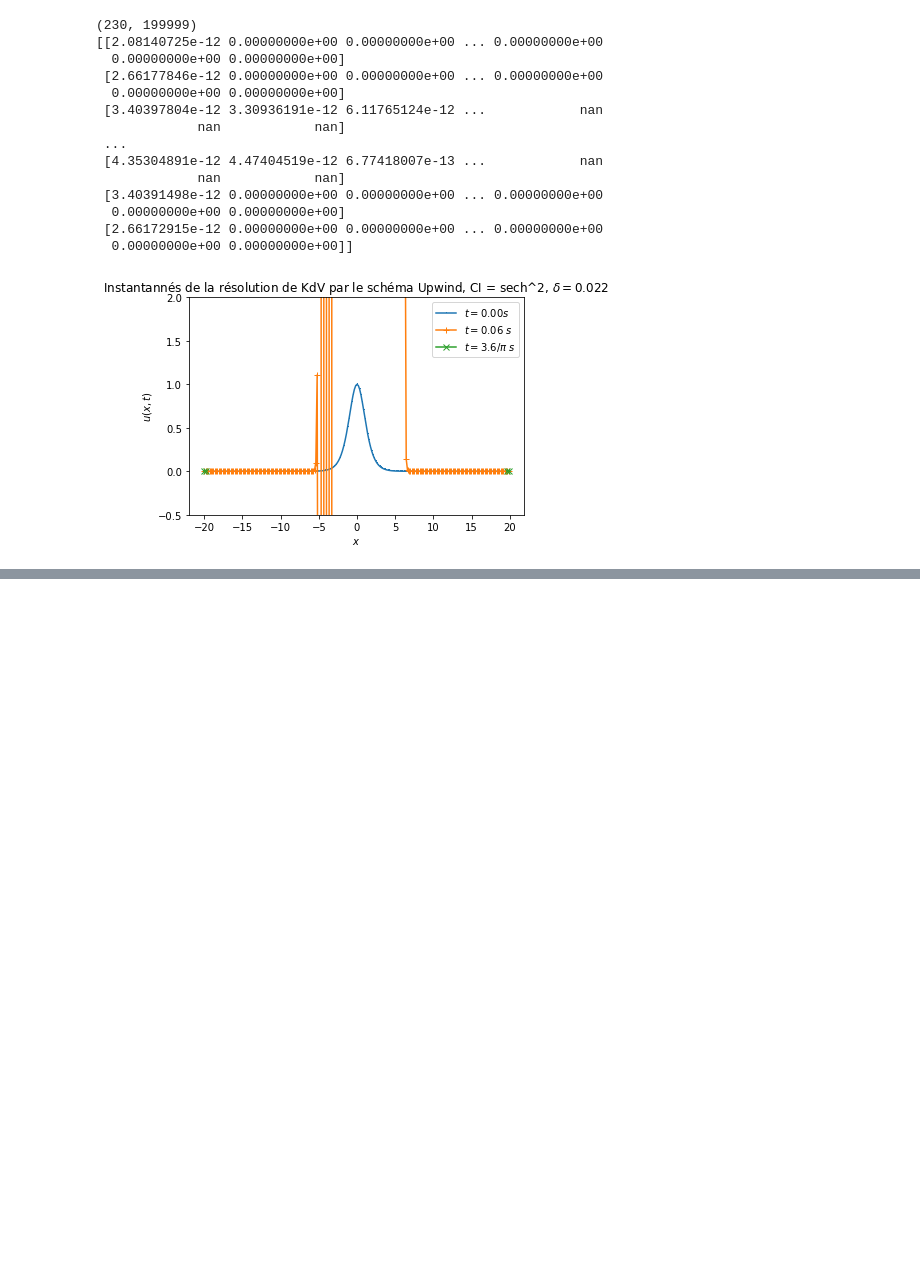
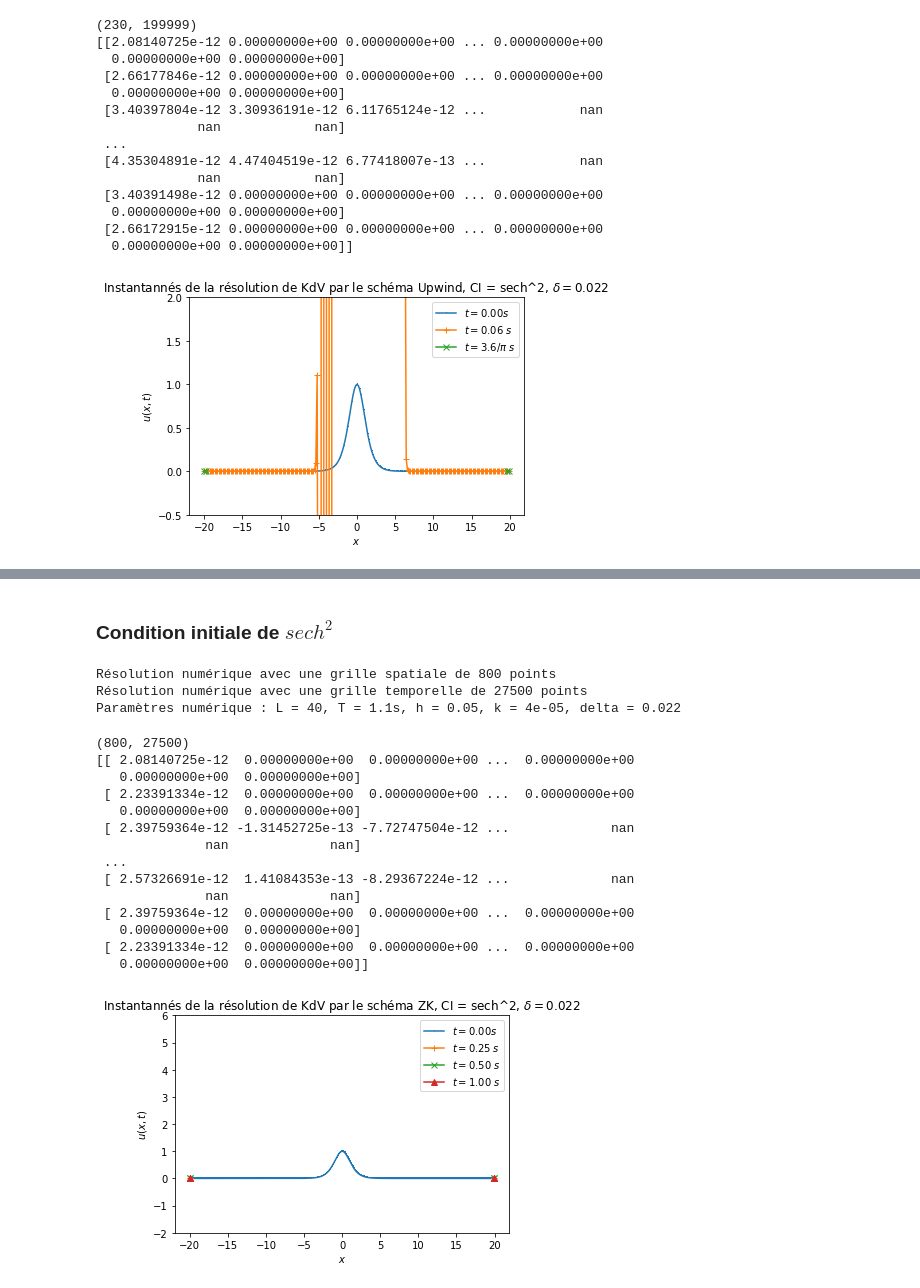
Before and after one commit to AmauryLaridon/LPHYS1303-Projet1, a Jupyter notebook: Notebook.ipynb, the cells around one changed output, grey strips where cells are left out. Drawn from its saved outputs; the diff is of its cells as text; code cells hidden in the pictures; blank space fills up the shorter version.

```diff
--- a/Notebook.ipynb
+++ b/Notebook.ipynb
@@ -194,0 +284,70 @@ plt.close()
+# %% [markdown]
+### Condition initiale de $sech^2$
+# %%
+h = 0.05
+k = 0.00004
+x_L = -20
+x_R = 20
+L = x_R - x_L
+N = L/h
+N = int(N)
+x_grid = np.linspace(x_L, x_R - h, N)
+print("Résolution numérique avec une grille spatiale de {} points".format(N))
+t_0 = 0
+T = 1.1
+M = T/k
+M = int(M)
+t_grid = np.linspace(t_0, T-k, M)
+print("Résolution numérique avec une grille temporelle de {} points".format(M))
+delta = 0.022
+print("Paramètres numérique : L = {}, T = {}s, h = {}, k = {}, delta = {}".format(L, T, h, k, delta))
+
+#Initialisiation
+U0 = f_sech(x_grid)
+ZK = ZK_KdV(U0, x_grid, t_grid, T, delta)
+print(np.shape(ZK))
+print(ZK)
+
+#Plot d'instantanné avec la CI de sech^2
+M_span = [0, 0.25/k, 0.5/k,1.0/k]
+m0 = 0
+t0 = 0
+plt.plot(x_grid, ZK[:, m0], label="$t = {:2.2f}s$".format(t0), marker=',')
+m1 = int(np.floor(M_span[1]))
+t1 = m1*k
+plt.plot(x_grid, ZK[:, m1], label="$t = {:2.2f} \;s$".format(t1), marker='+')
+m2 = int(np.floor(M_span[2]))
+t2 = m2*k
+plt.plot(x_grid, ZK[:, m2], label="$t = {:2.2f}\; s$".format(t2), marker='x')
+m3 = int(np.floor(M_span[3]))
+t3 = m3*k
+plt.plot(x_grid, ZK[:, m3], label="$t = {:2.2f}\; s$".format(t3), marker='^')
+# plt.plot(uu[:, n], label="Theorical Solution $t = {:2.2f}s$".format(t[n]))
+#Même problème qu'au dessus le schéma est (dans l'état actuel de son implémentation) n'est pas du tout stable et je n'ai pas de
+#pour leurs temps de référence. Pour des instants 10**-4s après le début on voit déjà que ça part en couille.
+plt.ylim([-2,6])
+plt.xlabel("$x$")
+plt.ylabel("$u(x,t)$")
+plt.title('Instantannés de la résolution de KdV par le schéma ZK, CI = sech^2, $\delta = {}$'.format(delta))
+plt.legend()
+plt.show()
+plt.close()
+# %% [output]
+Résolution numérique avec une grille spatiale de 800 points
+Résolution numérique avec une grille temporelle de 27500 points
+Paramètres numérique : L = 40, T = 1.1s, h = 0.05, k = 4e-05, delta = 0.022
+(800, 27500)
+[[ 2.08140725e-12  0.00000000e+00  0.00000000e+00 ...  0.00000000e+00
+   0.00000000e+00  0.00000000e+00]
+ [ 2.23391334e-12  0.00000000e+00  0.00000000e+00 ...  0.00000000e+00
+   0.00000000e+00  0.00000000e+00]
+ [ 2.39759364e-12 -1.31452725e-13 -7.72747504e-12 ...             nan
+              nan             nan]
+ ...
+ [ 2.57326691e-12  1.41084353e-13 -8.29367224e-12 ...             nan
+              nan             nan]
+ [ 2.39759364e-12  0.00000000e+00  0.00000000e+00 ...  0.00000000e+00
+   0.00000000e+00  0.00000000e+00]
+ [ 2.23391334e-12  0.00000000e+00  0.00000000e+00 ...  0.00000000e+00
+   0.00000000e+00  0.00000000e+00]]
+[figure, added]
```
Also changed, not shown: parts of 4 cells of this notebook.
